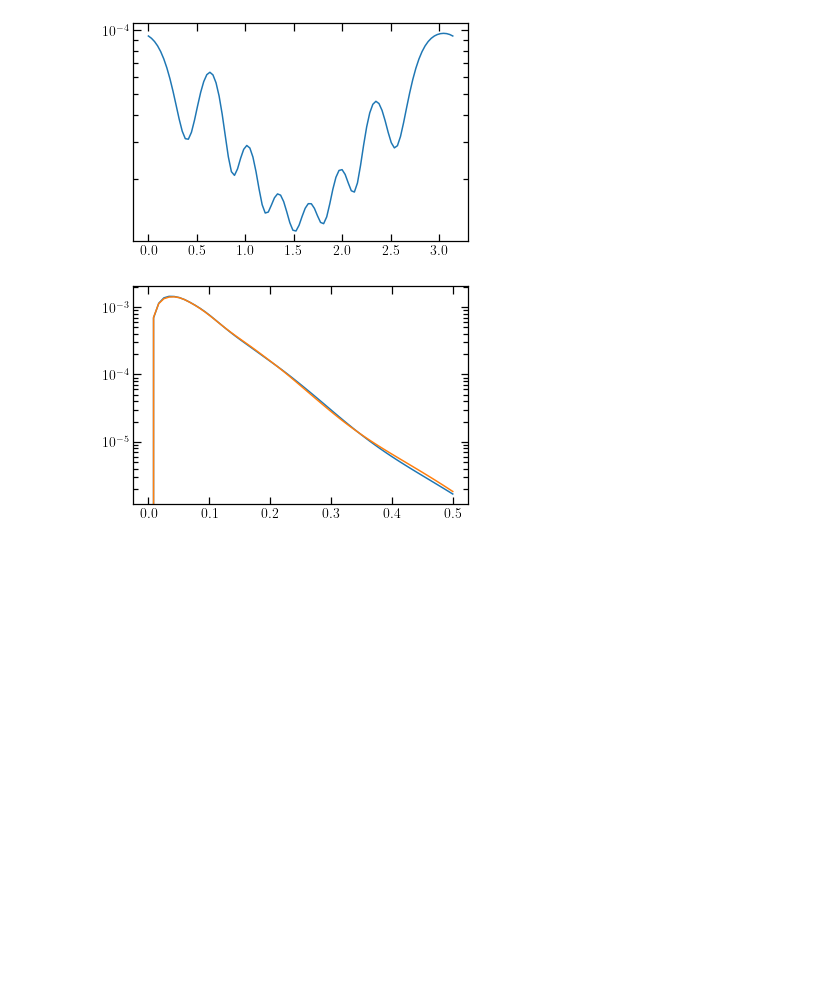
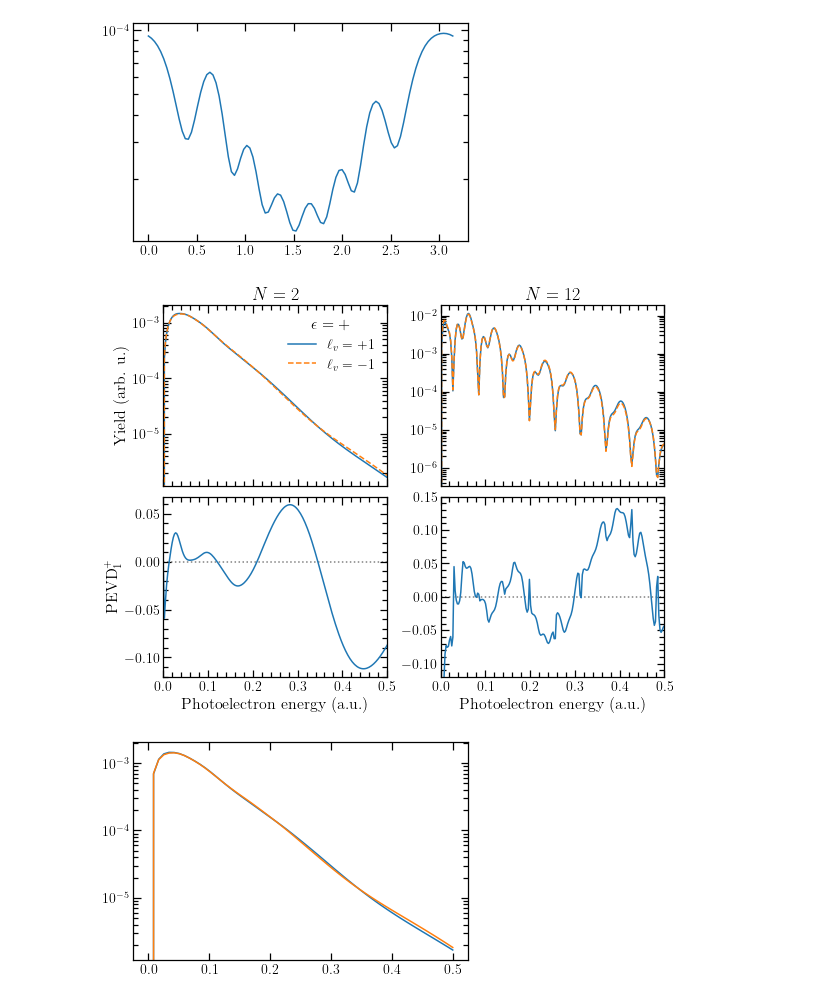
Before and after one commit to EmilHansen1/SFA_OAM_Linear, a Jupyter notebook: H2O2.ipynb, the cells around one changed output. Drawn from its saved outputs; the diff is of its cells as text; code cells hidden in the pictures; blank space fills up the shorter version.

```diff
--- a/H2O2.ipynb
+++ b/H2O2.ipynb
@@ -836,12 +836,53 @@ plt.plot(theta_lst, M_theta)
 [<matplotlib.lines.Line2D at 0x...>]
 [figure]
 # %%
-sfa = sfa_lin.SFALinearPulse(Ip, Up, omega, 2, np.pi/2, 'asymp_martiny')
-E_lst = np.linspace(0, 0.5, 60)
+sfa = sfa_lin.SFALinearPulse(Ip, Up, omega, 12, np.pi/2, 'asymp_martiny')
+E_lst = np.linspace(0, 0.5, 200)
 sfa.OAM = 1
 spec1 = np.array([sfa.spectra_integrated(E, state_array=clm_array, err=1e-4) for E in E_lst])
-sfa.OAM = 1
-spec2 = np.array([sfa.spectra_integrated(E, state_array=clm_array2, err=1e-4) for E in E_lst])
+sfa.OAM = -1
+spec2 = np.array([sfa.spectra_integrated(E, state_array=clm_array, err=1e-4) for E in E_lst])
+# %%
+sfa = sfa_lin.SFALinearPulse(Ip, Up, omega, 2, np.pi/2, 'asymp_martiny')
+E_lst = np.linspace(0, 0.5, 200)
+sfa.OAM = 1
+spec1_2 = np.array([sfa.spectra_integrated(E, state_array=clm_array, err=1e-4) for E in E_lst])
+sfa.OAM = -1
+spec2_2 = np.array([sfa.spectra_integrated(E, state_array=clm_array, err=1e-4) for E in E_lst])
+# %%
+fig, axs = plt.subplots(ncols=2, nrows=2, facecolor='white', sharex='all', figsize=(8, 6), constrained_layout=True)
+
+axs[0, 0].plot(E_lst, spec1_2, label=r'$\ell_v = +1$')
+axs[0, 0].plot(E_lst, spec2_2, ls='--', label=r'$\ell_v = -1$')
+axs[0, 0].set_yscale('log')
+axs[0, 0].set_xlim(E_lst[0], E_lst[-1])
+axs[0, 0].minorticks_on()
+axs[0, 0].set_title(r'$N=2$')
+axs[0, 0].set_ylabel('Yield (arb. u.)')
+axs[0, 0].legend(frameon=False, title=r'$\epsilon=+$')
+
+axs[1, 0].plot(E_lst, 2*(spec1_2 - spec2_2)/(spec1_2 + spec2_2 + 1e-20))
+axs[1, 0].set_xlabel('Photoelectron energy (a.u.)')
+axs[1, 0].axhline(0, ls=':', color='gray', zorder=0)
+axs[1, 0].minorticks_on()
+axs[1, 0].set_ylabel(r'$\text{PEVD}_1^+$')
+
+axs[0, 1].plot(E_lst, spec1)
+axs[0, 1].plot(E_lst, spec2, ls='--')
+axs[0, 1].set_yscale('log')
+axs[0, 1].set_xlim(E_lst[0], E_lst[-1])
+axs[0, 1].minorticks_on()
+axs[0, 1].set_title(r'$N=12$')
+
+axs[1, 1].plot(E_lst, 2*(spec1 - spec2)/(spec1 + spec2 + 1e-20))
+axs[1, 1].set_xlabel('Photoelectron energy (a.u.)')
+axs[1, 1].axhline(0, ls=':', color='gray', zorder=0)
+axs[1, 1].minorticks_on()
+axs[1, 1].set_ylim(-0.12, 0.15)
+
+plt.show()
+# %% [output]
+[figure, added]
 # %%
 plt.figure(facecolor='white')
 plt.plot(E_lst, spec1)
```
Also changed, not shown: parts of 4 cells of this notebook, 1 other file.
